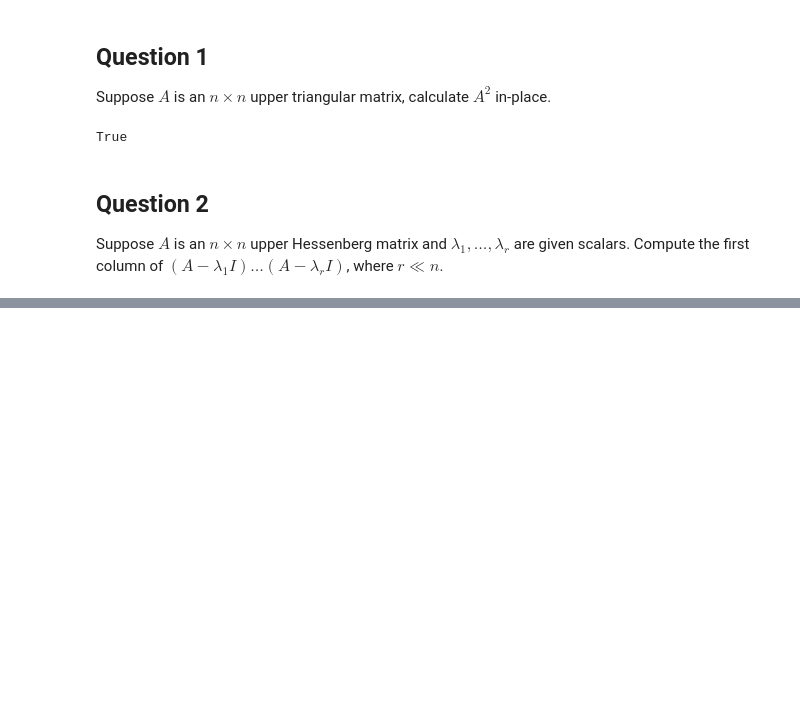
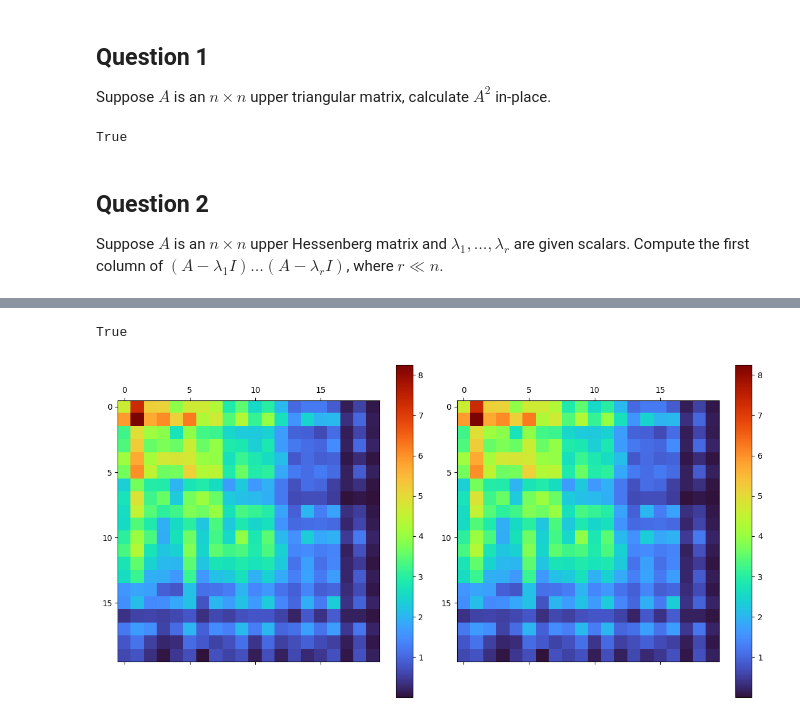
Before and after one commit to wang-xianghao/Matrix-Computations-Algorithms, a Jupyter notebook: exercises/Exercise 1.2.ipynb, the cells around one changed output, grey strips where cells are left out. Drawn from its saved outputs; the diff is of its cells as text; code cells hidden in the pictures; blank space fills up the shorter version.

```diff
--- a/exercises/Exercise 1.2.ipynb
+++ b/exercises/Exercise 1.2.ipynb
@@ -64,0 +77,15 @@ plot_matrices([A, y_correct[:, np.newaxis], y[:, np.newaxis]], (1, 3), (12, 4))
+# %%
+def upper_lower_matmul(A, B, C):
+    n = A.shape[0]
+    for j in range(n):
+        for k in range(j, n):
+            for i in range(k + 1):
+                C[i, j] = C[i, j] + A[i, k] * B[k, j]
+
+C = np.zeros((n, n))
+upper_lower_matmul(A, B, C)
+print(np.allclose(A @ B, C))
+plot_matrices([A @ B, C], (1, 2), (12, 6))
+# %% [output]
+True
+[figure, added]
```
Also changed, not shown: parts of 19 cells of this notebook.
